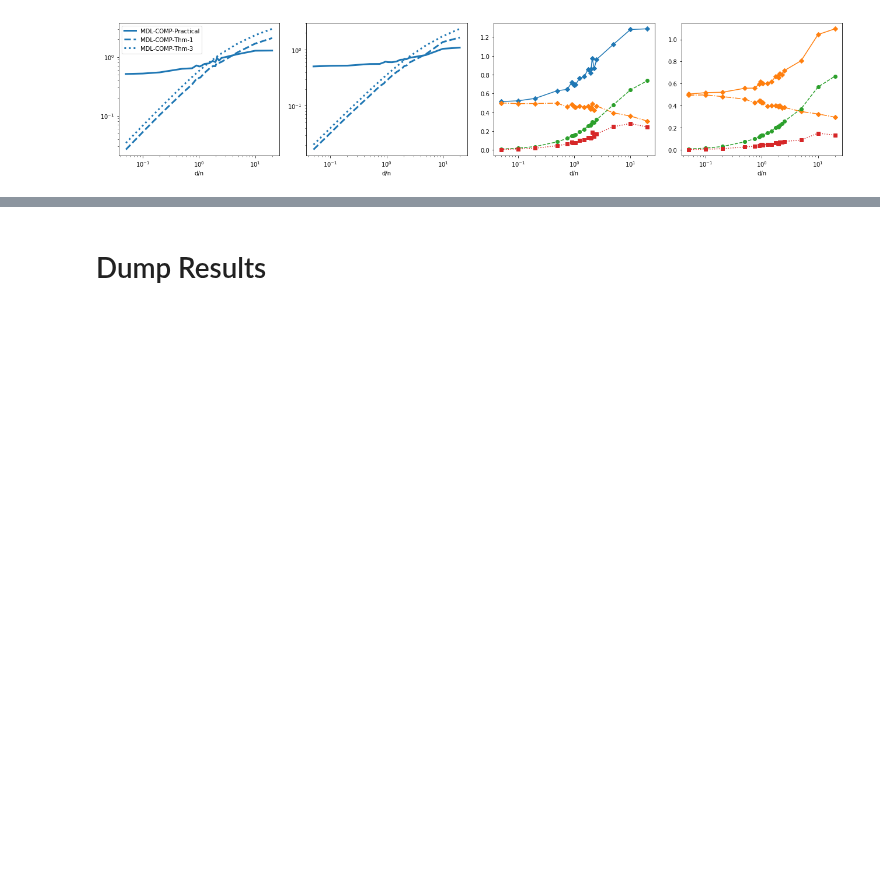
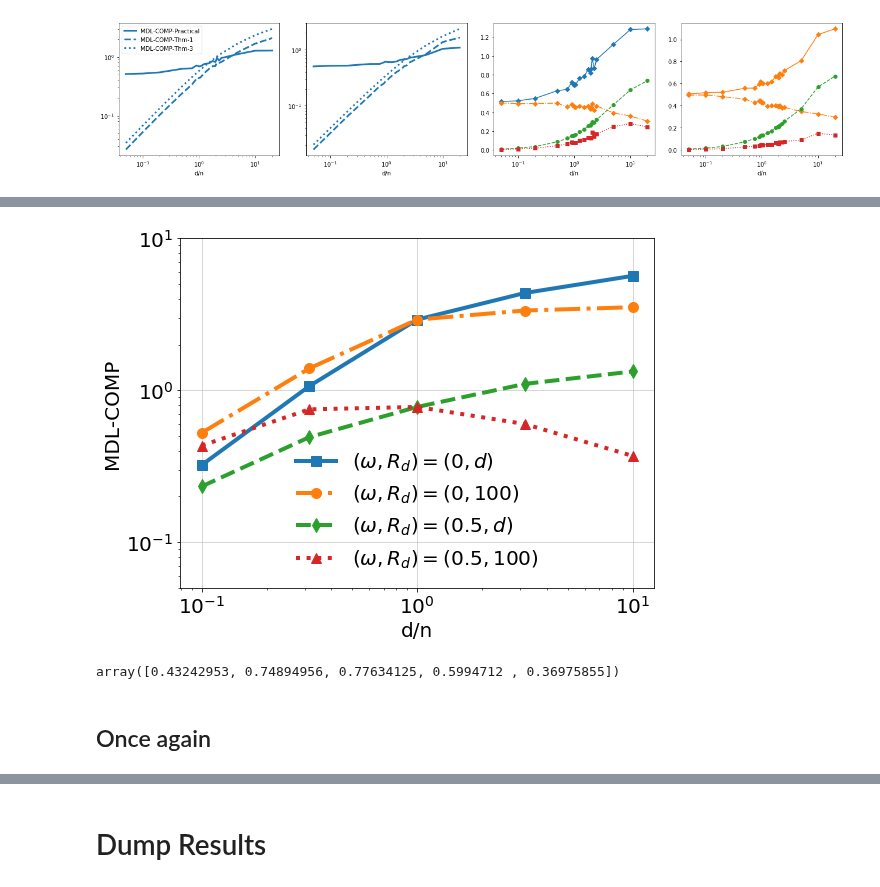
Before and after one commit to csinva/mdl-complexity, a Jupyter notebook: 06_mdl_bounds_comparison.ipynb, the cells around one changed output, grey strips where cells are left out. Drawn from its saved outputs; the diff is of its cells as text; code cells hidden in the pictures; blank space fills up the shorter version.

```diff
--- a/06_mdl_bounds_comparison.ipynb
+++ b/06_mdl_bounds_comparison.ipynb
@@ -374,0 +485,8 @@ plt.show()
+# %%
+gammas_new = np.logspace(-1., 1., 5)
+
+noise_std = 0.1
+
+ns = np.array([100])
+n = ns[0]
+ds = np.asarray(gammas_new*ns[0], dtype=int)
@@ -374,0 +566,30 @@ plt.show()
+# %%
+lss = ['-', '--', '-.', ':']
+mss = ['s', 'd', 'o', '^']
+
+plt.figure(figsize=[8, 6])
+for k, epow in enumerate(epows):
+    if epow==0:
+        plt.loglog(gammas_new, rmt_mdl_comp_2.mean(0)[:, k], label=r'$(\omega, R_d)= (%d, d)$'%epow, marker=mss[k], linestyle=lss[k], linewidth=4., markersize=10)
+        plt.loglog(gammas_new, rmt_mdl_comp.mean(0)[:, k], label=r'$(\omega, R_d)= (%d, 100)$'%epow,
+                   linestyle=lss[k+2],  marker=mss[k+2],  linewidth=4., markersize=10)
+    else:
+        plt.loglog(gammas_new, rmt_mdl_comp_2.mean(0)[:, k], label=r'$(\omega, R_d)= (%.1f, d)$'%epow, marker=mss[k],
+                   linestyle=lss[k], linewidth=4., markersize=10)
+        plt.loglog(gammas_new, rmt_mdl_comp.mean(0)[:, k], label=r'$(\omega, R_d)= (%.1f, 100)$'%epow, linestyle=lss[k+2],
+                   marker=mss[k+2],  linewidth=4., markersize=10)
+# plt.axvline(1., color='k', alpha=0.5, linewidth=2., linestyle=':')
+plt.grid(True, alpha=0.5, linewidth=1.)
+plt.ylabel('MDL-COMP')
+plt.ylim([5e-2, 1e1])
+plt.legend(frameon=False, fontsize=20, loc='lower center')
+plt.xlabel('d/n')
+plt.tight_layout()
+plt.savefig('RMT_decay_mdl.pdf')
+plt.show()
+# %% [output]
+[figure, added]
+# %%
+rmt_mdl_comp.mean(0)[:, 1]
+# %% [output]
+array([0.43242953, 0.74894956, 0.77634125, 0.5994712 , 0.36975855])
@@ -374,0 +611,2 @@ plt.show()
+# %% [markdown]
+## Once again
```
Also changed, not shown: parts of 26 cells of this notebook.
